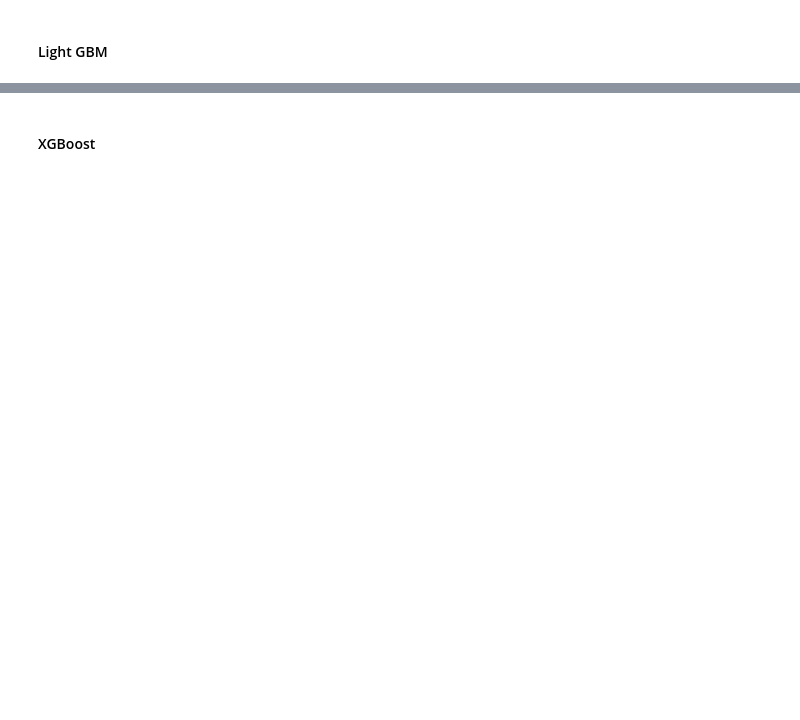
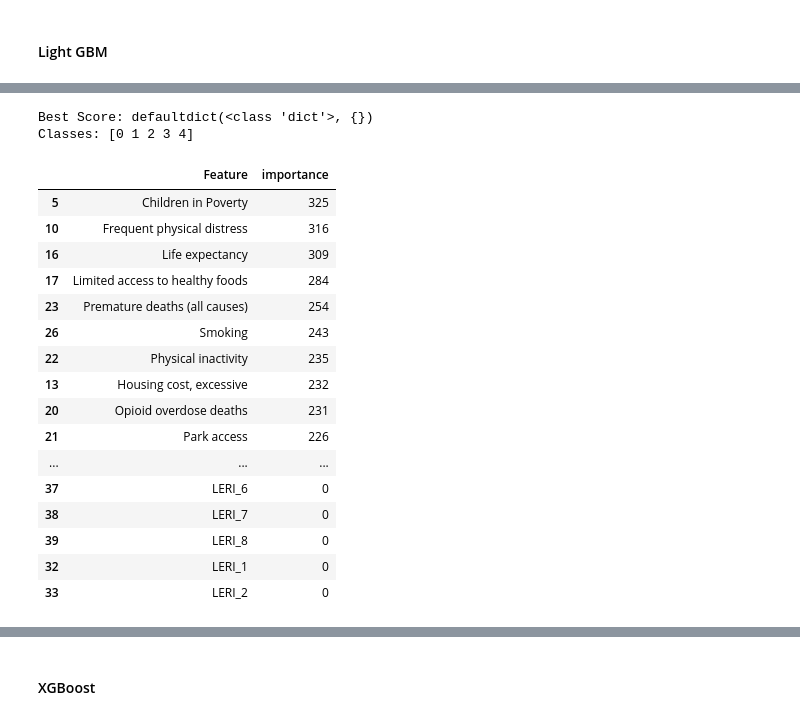
Before and after one commit to lilfetz22/Health_Scores_CAP2, a Jupyter notebook: scripts/Health_Scores_ML.ipynb, the cells around one changed output, grey strips where cells are left out. Cells and saved outputs as stored; diff of their text form; code cells hidden in the pictures; blank space fills up the shorter version.

```diff
--- a/scripts/Health_Scores_ML.ipynb
+++ b/scripts/Health_Scores_ML.ipynb
@@ -356,0 +446,38 @@ Baseline Score: 0.3963963963963964
+# %%
+def gbm_Class_fx(data, data_cluster):
+  X_tr, X_test, y_tr,y_test = train_test_split(data.values, data_cluster.values,
+                                                      random_state=5)
+  features = list(data.columns)
+  gbm = lgb.LGBMClassifier()
+  q_train = [X_tr.shape[0]]
+  mod_base_fit = gbm.fit(X_tr, y_tr)
+  mod_base_pred = mod_base_fit.predict(X_test)
+  print("Best Score: {}".format(mod_base_fit.best_score_))
+  print("Classes: {}".format(mod_base_fit.classes_))
+
+  feature_importance = list(zip(features, mod_base_fit.feature_importances_))
+  fi_df = pd.DataFrame(feature_importance, columns=['Feature','importance'])
+  fi_df = fi_df.sort_values('importance', ascending=False)
+  return fi_df
+# %%
+gbm_Class_fx(city_data_scaled, frame['cluster'])
+# %% [output]
+Best Score: defaultdict(<class 'dict'>, {})
+Classes: [0 1 2 3 4]
+|  | Feature | importance |
+| 5 | Children in Poverty | 325 |
+| 10 | Frequent physical distress | 316 |
+| 16 | Life expectancy | 309 |
+| 17 | Limited access to healthy foods | 284 |
+| 23 | Premature deaths (all causes) | 254 |
+| 26 | Smoking | 243 |
+| 22 | Physical inactivity | 235 |
+| 13 | Housing cost, excessive | 232 |
+| 20 | Opioid overdose deaths | 231 |
+| 21 | Park access | 226 |
+| ... | ... | ... |
+| 37 | LERI_6 | 0 |
+| 38 | LERI_7 | 0 |
+| 39 | LERI_8 | 0 |
+| 32 | LERI_1 | 0 |
+| 33 | LERI_2 | 0 |
```
Also changed, not shown: parts of 13 cells of this notebook.
